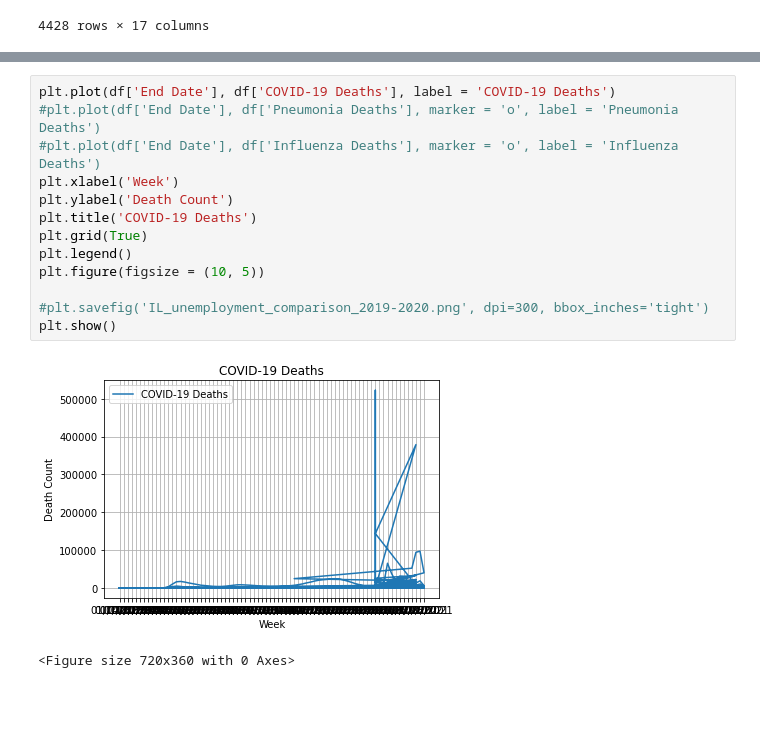
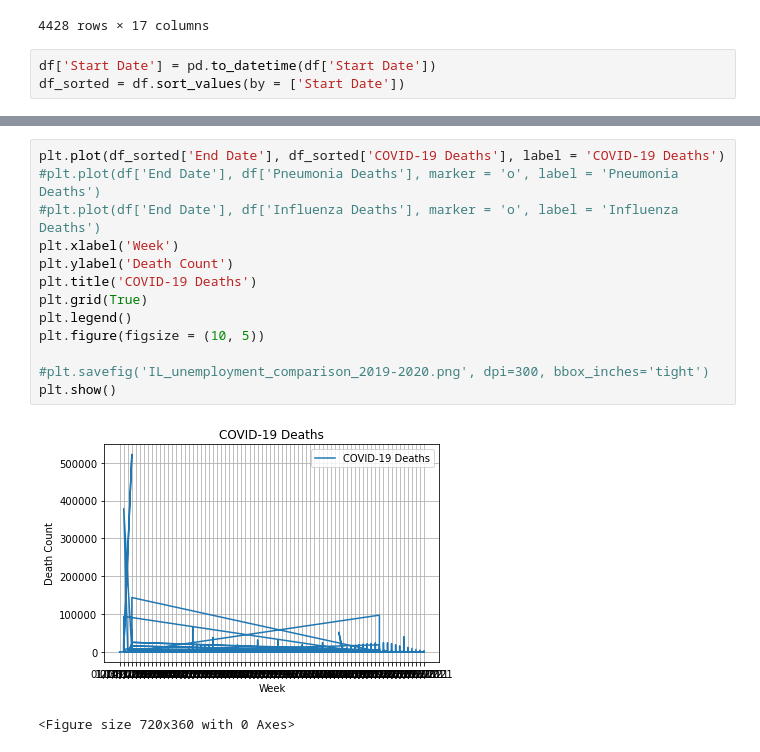
Before and after one commit to erickzli/IS597-COVID-Project, a Jupyter notebook: Kerstin's Folder/Clean Data- Provisional Death Counts by Week per State.ipynb, the cells around one changed output, grey strips where cells are left out. Cells and saved outputs as stored; diff of their text form; blank space fills up the shorter version.

```diff
--- a/Kerstin's Folder/Clean Data- Provisional Death Counts by Week per State.ipynb
+++ b/Kerstin's Folder/Clean Data- Provisional Death Counts by Week per State.ipynb
@@ -123,3 +123,6 @@ df
 | 4426 | 03/22/2021 | 01/01/2020 | 03/20/2021 | By Total | NaN | NaN | NaN | NaN | Wyoming | ... |
 | 4427 | 03/22/2021 | 01/01/2020 | 03/20/2021 | By Total | NaN | NaN | NaN | NaN | Puerto Rico | ... |
 4428 rows × 17 columns
+# %%
+df['Start Date'] = pd.to_datetime(df['Start Date'])
+df_sorted = df.sort_values(by = ['Start Date'])
@@ -126,16 +145,16 @@ df
 # %%
-plt.plot(df['End Date'], df['COVID-19 Deaths'], label = 'COVID-19 Deaths')
+plt.plot(df_sorted['End Date'], df_sorted['COVID-19 Deaths'], label = 'COVID-19 Deaths')
 #plt.plot(df['End Date'], df['Pneumonia Deaths'], marker = 'o', label = 'Pneumonia Deaths')
 #plt.plot(df['End Date'], df['Influenza Deaths'], marker = 'o', label = 'Influenza Deaths')
 plt.xlabel('Week')
 plt.ylabel('Death Count')
 plt.title('COVID-19 Deaths')
 plt.grid(True)
 plt.legend()
 plt.figure(figsize = (10, 5))
 
 #plt.savefig('IL_unemployment_comparison_2019-2020.png', dpi=300, bbox_inches='tight')
 plt.show()
 # %% [output]
-[figure, old version]
+[figure, new version]
 <Figure size 720x360 with 0 Axes>
```
Also changed, not shown: parts of 1 cell of this notebook, 1 other file.
